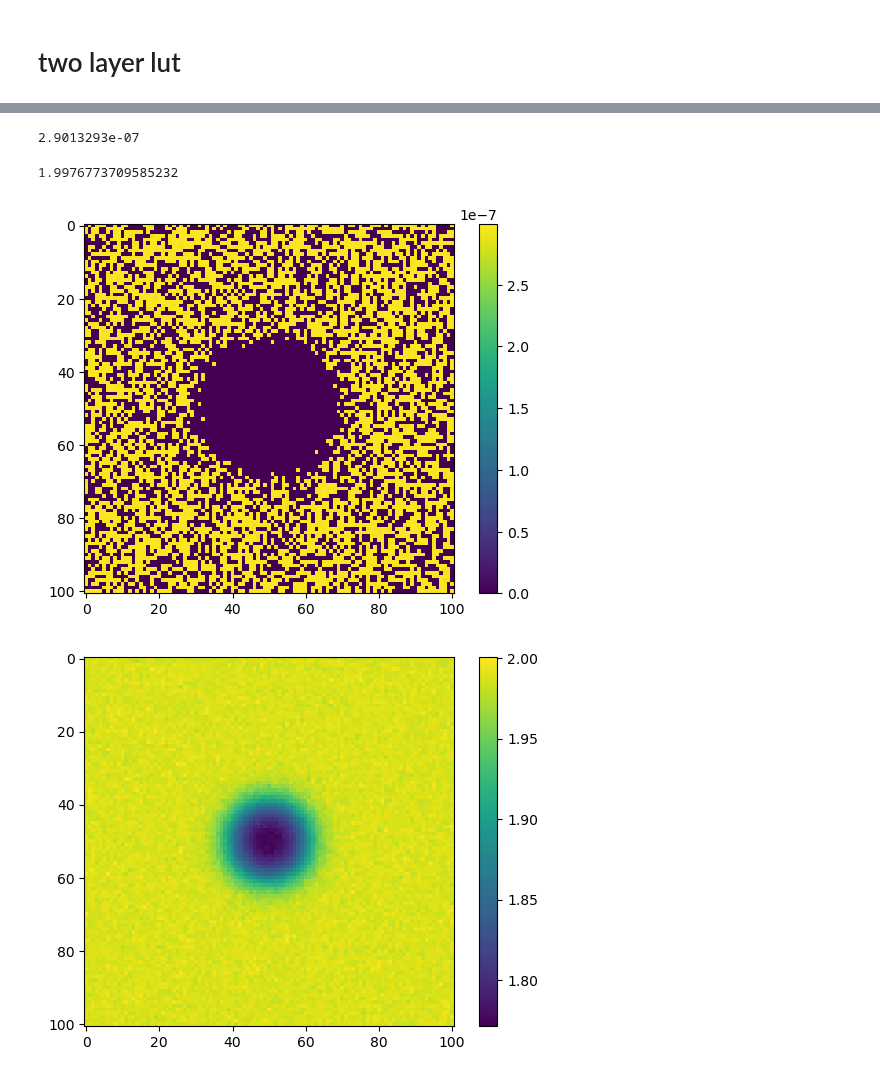
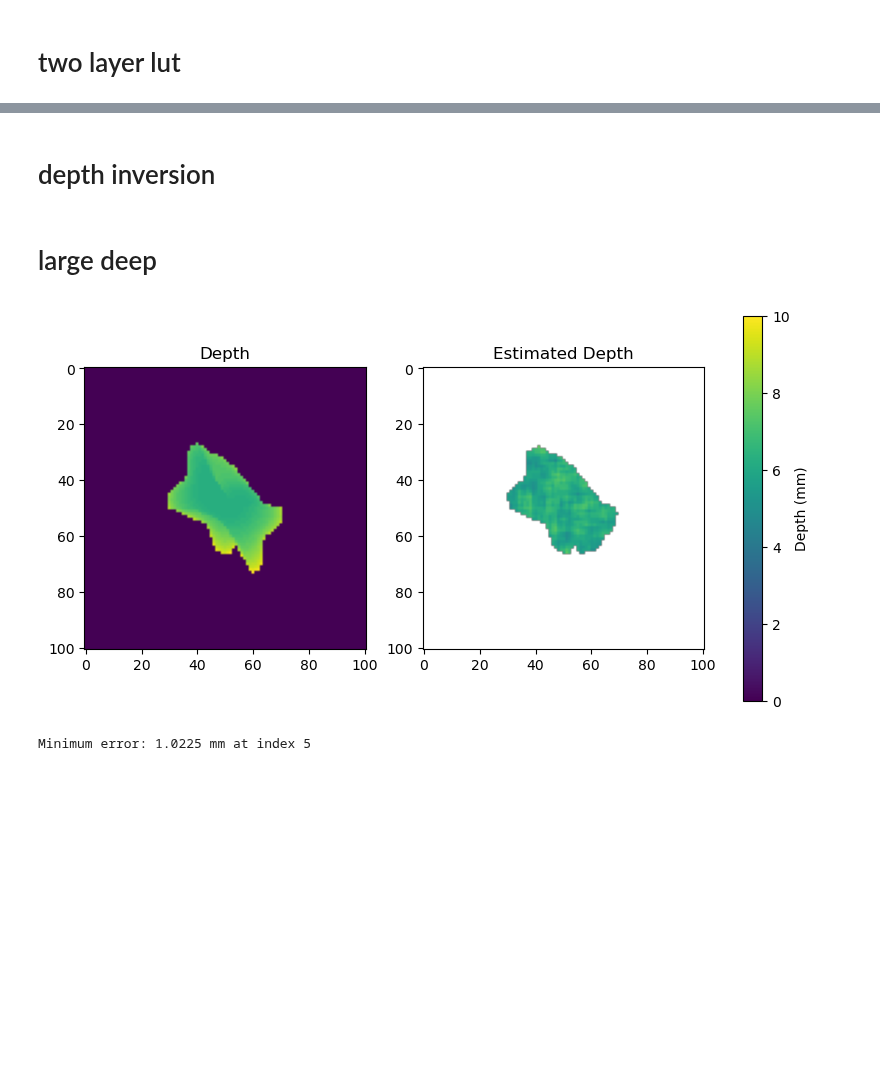
Before and after one commit to VictorH2208/gtx, a Jupyter notebook: numerical/analytical_1.ipynb, the cells around one changed output, grey strips where cells are left out. Cells and saved outputs as stored; diff of their text form; code cells hidden in the pictures; blank space fills up the shorter version.

```diff
--- a/numerical/analytical_1.ipynb
+++ b/numerical/analytical_1.ipynb
@@ -531,18 +508,23 @@ plt.plot(lut)
-# %%
-i,j = 50, 50
-print(F_corr[i, j])
-interpolate_z(F_corr[i, j], z_vals, lut)
-# %% [output]
-2.9013293e-07
-1.9976773709585232
-# %%
-im = plt.imshow(F_corr, cmap='viridis')
-plt.colorbar(im)
-plt.show()
-
-im = plt.imshow(z_est, cmap='viridis')
-plt.colorbar(im)
-plt.show()
-# %% [output]
-[figure, removed]
-[figure, removed]
+# %% [markdown]
+# depth inversion
+# %%
+def nan_smooth_box(mat, kernel_size=3):
+    from scipy.signal import convolve2d
+    # Create uniform kernel
+    k = np.ones((kernel_size, kernel_size), dtype=float)
+    k /= k.sum()
+
+    # mask of valid entries
+    valid = ~np.isnan(mat)
+
+    # fill NaNs with zero so they don’t contribute to the sum
+    filled = np.nan_to_num(mat, 0.0)
+
+    # convolve data and mask
+    num = convolve2d(filled, k, mode='same', boundary='symm')
+    den = convolve2d(valid.astype(float), k, mode='same', boundary='symm')
+
+    # normalize, restoring NaN where there was no valid data
+    smoothed = num / den
+    smoothed[~valid] = np.nan
+    return smoothed
@@ -548,0 +599,26 @@ plt.show()
+# %% [markdown]
+# large deep
+# %%
+kan_large_deep = read_mat_data('data/newKAN/2000_large_deep.mat')
+sample_large_deep = {
+    'fluorescence': kan_large_deep['fluorescence'][0,...],
+    'op': kan_large_deep['op'][0,...],
+    'depth': kan_large_deep['depth'][0,...],
+    'concentration_fluor': kan_large_deep['concentration_fluor'][0,...],
+    'reflectance': kan_large_deep['reflectance'][0,...]
+}
+
+region_mask, _ = compute_depth_inversion(sample_large_deep, 1, draw=False)
+min_err = np.inf
+min_idx = 0
+for i in range(2, 6):
+    _, err = compute_depth_inversion(sample_large_deep, i, region_mask, draw=False)
+    if err < min_err:
+        min_err = err
+        min_idx = i
+compute_depth_inversion(sample_large_deep, min_idx, region_mask, draw=True)
+
+print(f"Minimum error: {min_err:.4f} mm at index {min_idx}")
+# %% [output]
+[figure, added]
+Minimum error: 1.0225 mm at index 5
```
Also changed, not shown: parts of 31 cells of this notebook, 2 other files.
